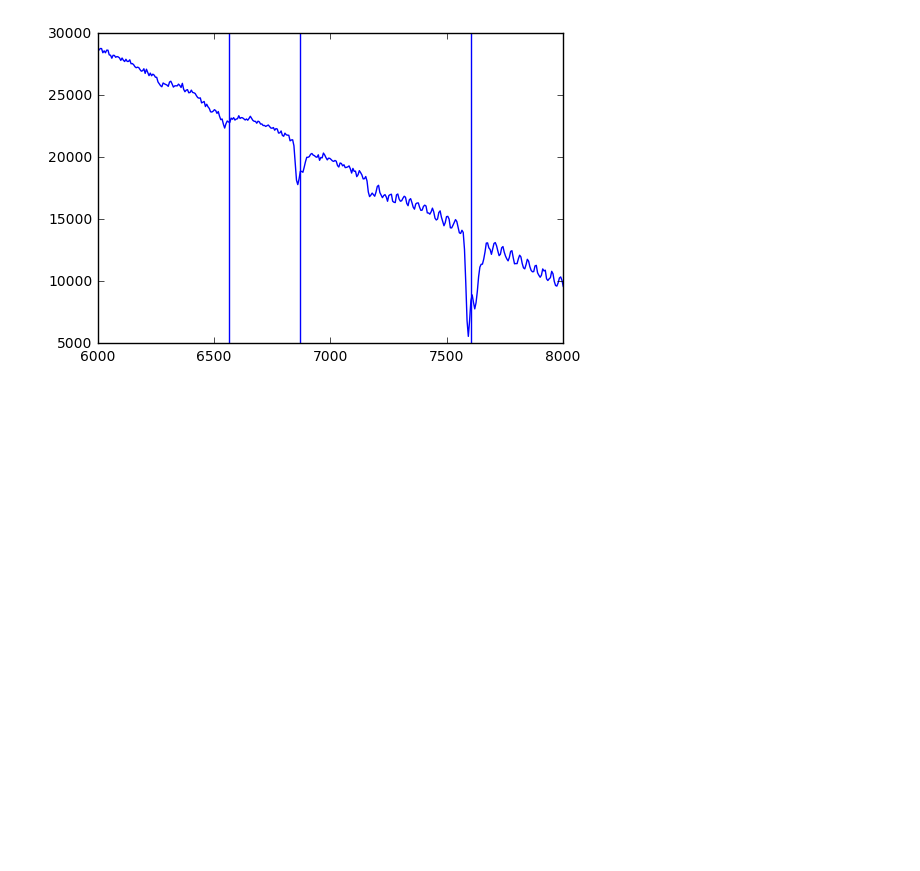
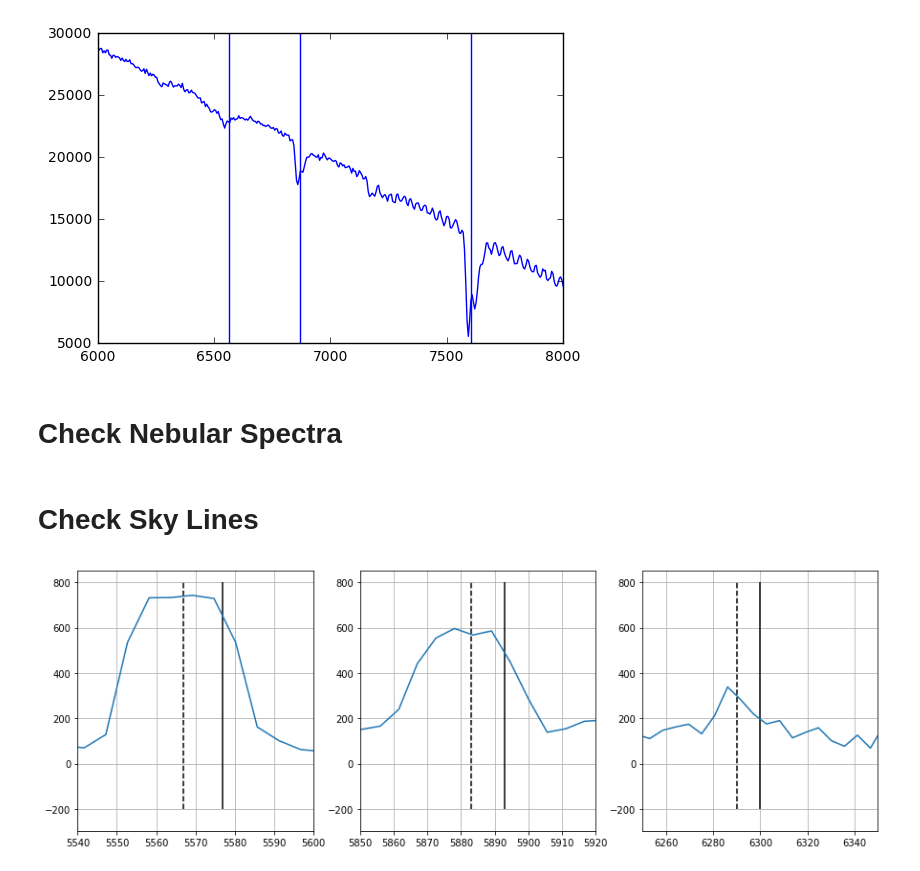
Before and after one commit to abostroem/asassn15oz, a Jupyter notebook: notebooks/wavelength_calib_check.ipynb, the cells around one changed output. Drawn from its saved outputs; the diff is of its cells as text; code cells hidden in the pictures; blank space fills up the shorter version.

```diff
--- a/notebooks/wavelength_calib_check.ipynb
+++ b/notebooks/wavelength_calib_check.ipynb
@@ -75,3 +78,5 @@ pyplot.ylim(5000,30000)
 # %% [output]
 (5000, 30000)
 [figure]
+# %% [markdown]
+# Check Nebular Spectra
@@ -77,0 +87,36 @@ pyplot.ylim(5000,30000)
+# %%
+DATA_DIR = '/Users/bostroem/macfusion/bostroem/research/ASASSN15oz/data/spectra/EFOSC/final/20160411_LTT3864/'
+flist = glob.glob(os.path.join(DATA_DIR, 'tLTT*Free*ex.fits'))
+check_wavelength_calibration(flist, 'LTT 3846 Free 20160411')
+# %% [markdown]
+# Check Sky Lines
+# %%
+#sky_lines = [3700, 4400, 5580, 6708, 7750, 8990]
+sky_lines = np.array([5577, 5893, 6300, 6364])
+ofile = fits.open(flist[0])
+fig = plt.figure(figsize=(15,5))
+ax1 = fig.add_subplot(1,3,1)
+ax2 = fig.add_subplot(1,3,2)
+ax3 = fig.add_subplot(1,3,3)
+sky_flux = ofile[0].data[2,0,:]
+wl = spec.calc_wavelength(ofile[0].header, np.arange(1, len(sky_flux)+1))
+
+ax1.plot(wl, sky_flux)
+ax1.vlines(sky_lines, ymin=-200, ymax=800)
+ax1.vlines(sky_lines-10, ymin=-200, ymax=800, linestyle='--')
+ax1.set_xlim(5540, 5600)
+ax1.grid()
+
+ax2.plot(wl, sky_flux)
+ax2.vlines(sky_lines, ymin=-200, ymax=800)
+ax2.vlines(sky_lines-10, ymin=-200, ymax=800, linestyle='--')
+ax2.set_xlim(5850, 5920)
+ax2.grid()
+
+ax3.plot(wl, sky_flux)
+ax3.vlines(sky_lines, ymin=-200, ymax=800)
+ax3.vlines(sky_lines-10, ymin=-200, ymax=800,  linestyle='--')
+ax3.set_xlim(6250, 6350)
+ax3.grid()
+# %% [output]
+[figure, added]
```
Also changed, not shown: parts of 7 cells of this notebook.
